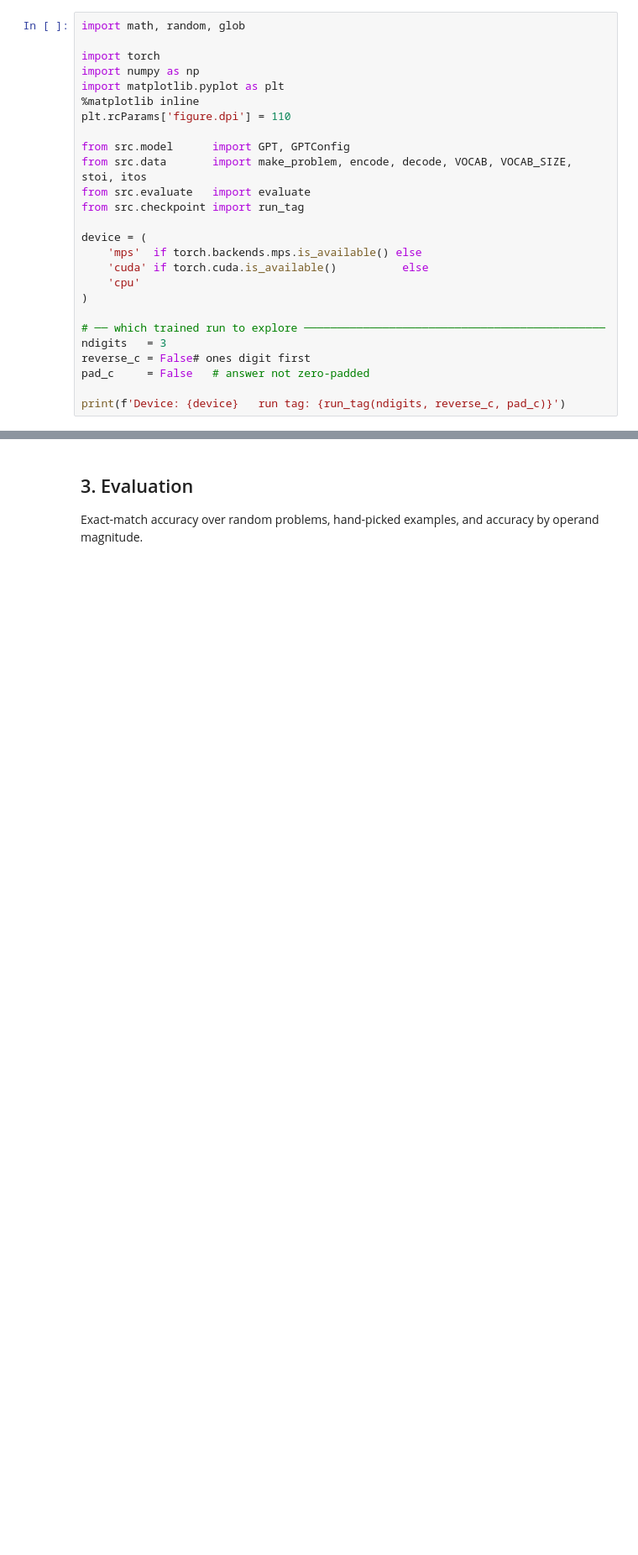
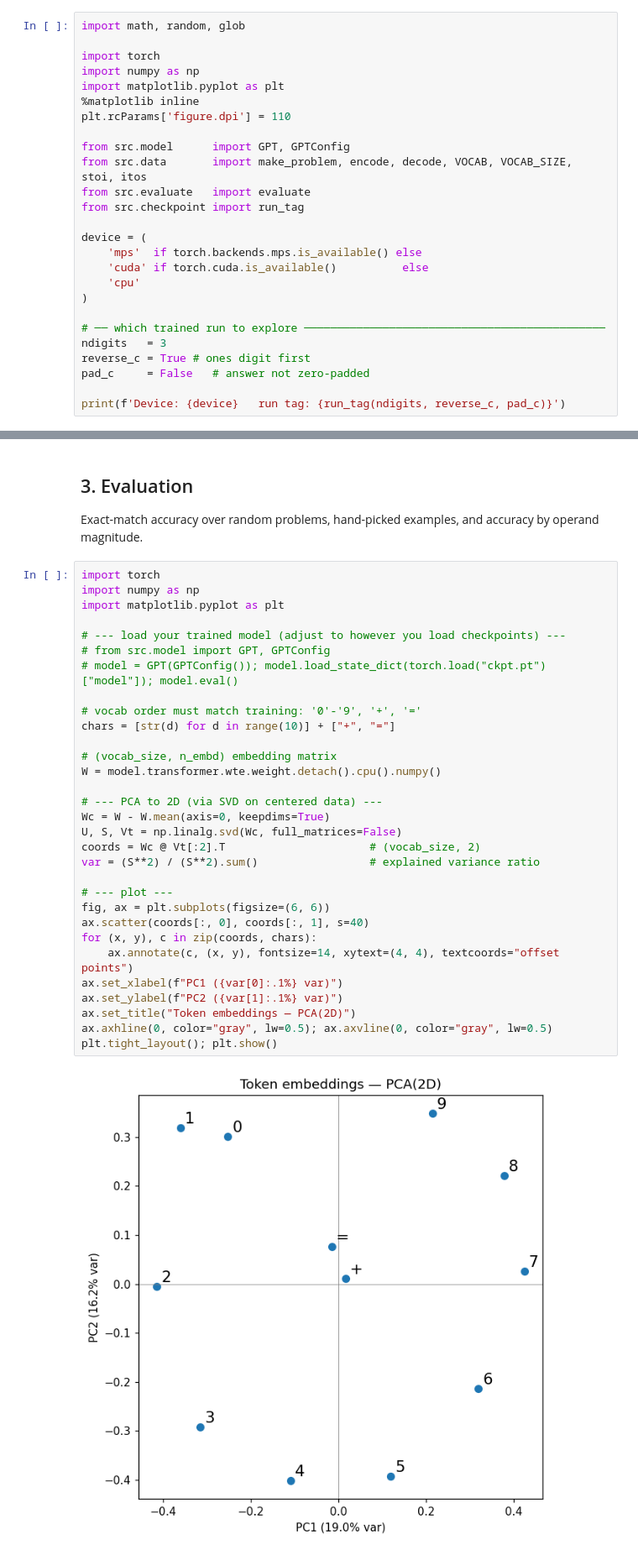
Before and after one commit to a1wo/APEX-ai, a Jupyter notebook: ex0-pre/explore.ipynb, the cells around one changed output, grey strips where cells are left out. Shown at 84% size. Drawn from its saved outputs; the diff is of its cells as text; blank space fills up the shorter version.

```diff
--- a/ex0-pre/explore.ipynb
+++ b/ex0-pre/explore.ipynb
@@ -37,7 +37,7 @@ device = (
 
 # ── which trained run to explore ──────────────────────────────────────────────
 ndigits   = 3
-reverse_c = False# ones digit first
+reverse_c = True # ones digit first
 pad_c     = False   # answer not zero-padded
 
 print(f'Device: {device}   run tag: {run_tag(ndigits, reverse_c, pad_c)}')
@@ -164,3 +162,36 @@ run_config: {'ndigits': 3, 'c_order': 'forward', 'pad_c': False, 'n_params': 201
 
 Exact-match accuracy over random problems, hand-picked examples, and accuracy by
 operand magnitude.
+# %%
+import torch
+import numpy as np
+import matplotlib.pyplot as plt
+
+# --- load your trained model (adjust to however you load checkpoints) ---
+# from src.model import GPT, GPTConfig
+# model = GPT(GPTConfig()); model.load_state_dict(torch.load("ckpt.pt")["model"]); model.eval()
+
+# vocab order must match training: '0'-'9', '+', '='
+chars = [str(d) for d in range(10)] + ["+", "="]
+
+# (vocab_size, n_embd) embedding matrix
+W = model.transformer.wte.weight.detach().cpu().numpy()
+
+# --- PCA to 2D (via SVD on centered data) ---
+Wc = W - W.mean(axis=0, keepdims=True)
+U, S, Vt = np.linalg.svd(Wc, full_matrices=False)
+coords = Wc @ Vt[:2].T                      # (vocab_size, 2)
+var = (S**2) / (S**2).sum()                 # explained variance ratio
+
+# --- plot ---
+fig, ax = plt.subplots(figsize=(6, 6))
+ax.scatter(coords[:, 0], coords[:, 1], s=40)
+for (x, y), c in zip(coords, chars):
+    ax.annotate(c, (x, y), fontsize=14, xytext=(4, 4), textcoords="offset points")
+ax.set_xlabel(f"PC1 ({var[0]:.1%} var)")
+ax.set_ylabel(f"PC2 ({var[1]:.1%} var)")
+ax.set_title("Token embeddings — PCA(2D)")
+ax.axhline(0, color="gray", lw=0.5); ax.axvline(0, color="gray", lw=0.5)
+plt.tight_layout(); plt.show()
+# %% [output]
+[figure, added]
```
Also changed, not shown: parts of 10 cells of this notebook, 5 other files.
